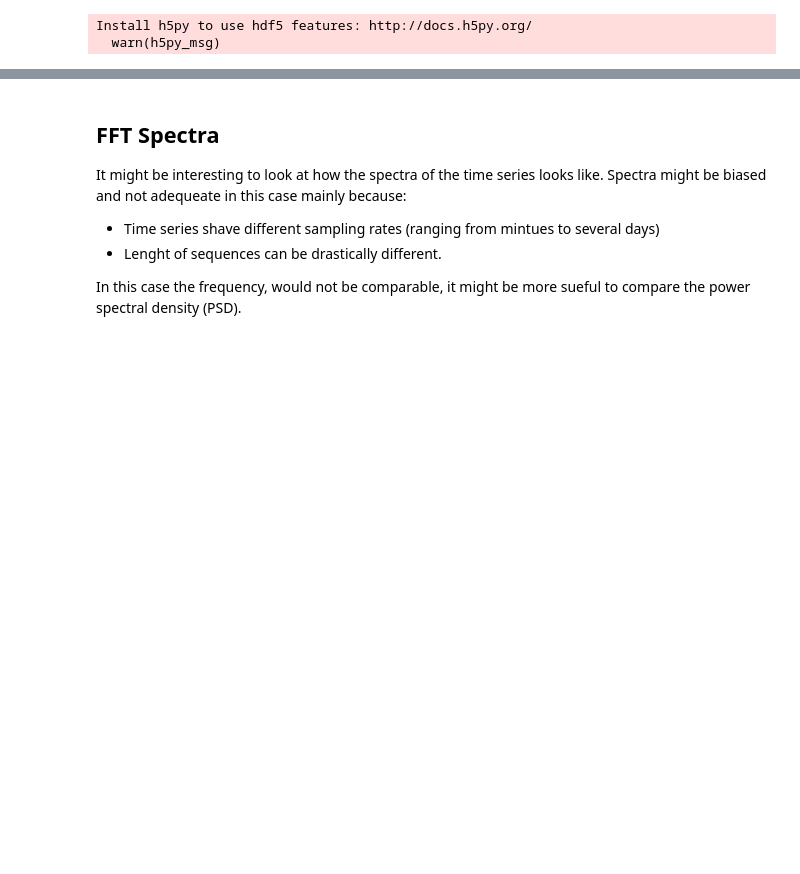
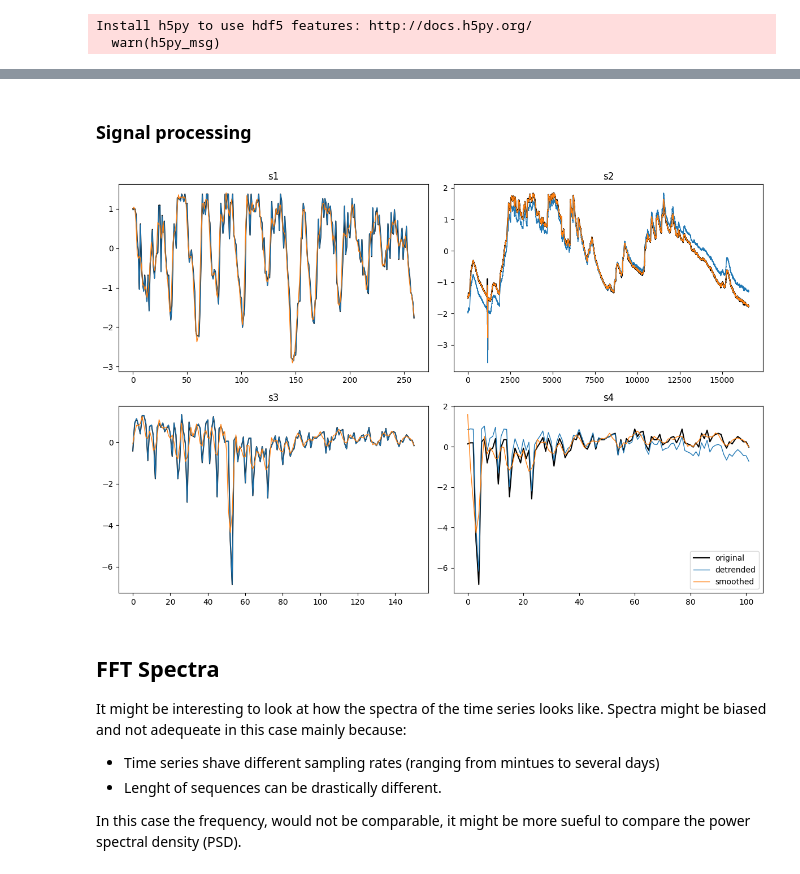
Before and after one commit to luisaforozco/exploration_gw_time_series, a Jupyter notebook: notebooks/methods_exploration.ipynb, the cells around one changed output, grey strips where cells are left out. Drawn from its saved outputs; the diff is of its cells as text; code cells hidden in the pictures; blank space fills up the shorter version.

```diff
--- a/notebooks/methods_exploration.ipynb
+++ b/notebooks/methods_exploration.ipynb
@@ -93,2 +11,7 @@ series = {'s1': s1, 's2': s2, 's3': s3, 's4': s4}
+# %%
+with open('../data/4_time_series.pkl', 'rb') as f:
+    loaded_data = pickle.load(f)
+times = loaded_data['times']
+series = loaded_data['series']
 # %% [markdown]
 ## Methods
@@ -145,23 +64,0 @@ def flatten_details(coeffs):
-# %%
-results = {name: decompose(v, wavelet='haar', level=6) for name, v in series.items()}
-
-# plot per-level energy (approx + details) for each series
-plt.figure(figsize=(8,5))
-# find max number of bands across series and build common x
-max_bands = max(len(res['energies']) for res in results.values())
-levels = range(max_bands)
-
-# prepare padded energy arrays (pad with NaN so plotting keeps gaps)
-for name, res in results.items():
-    e = np.asarray(res['energies'])
-    if len(e) < max_bands:
-        e = np.pad(e, (0, max_bands - len(e)), constant_values=np.nan)
-    plt.plot(levels, e, marker='o', label=name)
-
-plt.xticks(levels, [f"A{0}" ] + [f"D{l}" for l in range(1, len(levels))])
-plt.xlabel('DWT bands (A=approx, D=detail)')
-plt.ylabel('Energy (sum squares)')
-plt.yscale('log')
-plt.title('Per-level wavelet energy')
-plt.legend()
-plt.tight_layout()
@@ -333,0 +65,2 @@ Plotting energies for best combo: haar level=6
+# %% [markdown]
+### Signal processing
@@ -334,3 +69,21 @@ Plotting energies for best combo: haar level=6
+# %%
+detrended_series = {}
+smoothed_series = {}
+for name, data in series.items():
+    detrended_series[name] = detrend(data)
+    smoothed_series[name] = savgol_filter(data, 6, 2)
+# %%
+plt.figure(figsize=(12, 8))
+for i, name in enumerate(series.keys()):
+    plt.subplot(2, 2, i+1)
+    plt.plot(series[name], label='original', color='k')
+    plt.plot(detrended_series[name], label='detrended', lw=1)
+    plt.plot(smoothed_series[name], label='smoothed',lw=1)
+    plt.title(f'{name}')
+plt.legend()
+plt.tight_layout()
+# %% [output]
+[figure, added]
 # %% [markdown]
 ## FFT Spectra
 It might be interesting to look at how the spectra of the time series looks like.
```
Also changed, not shown: parts of 37 cells of this notebook, 3 other files.
